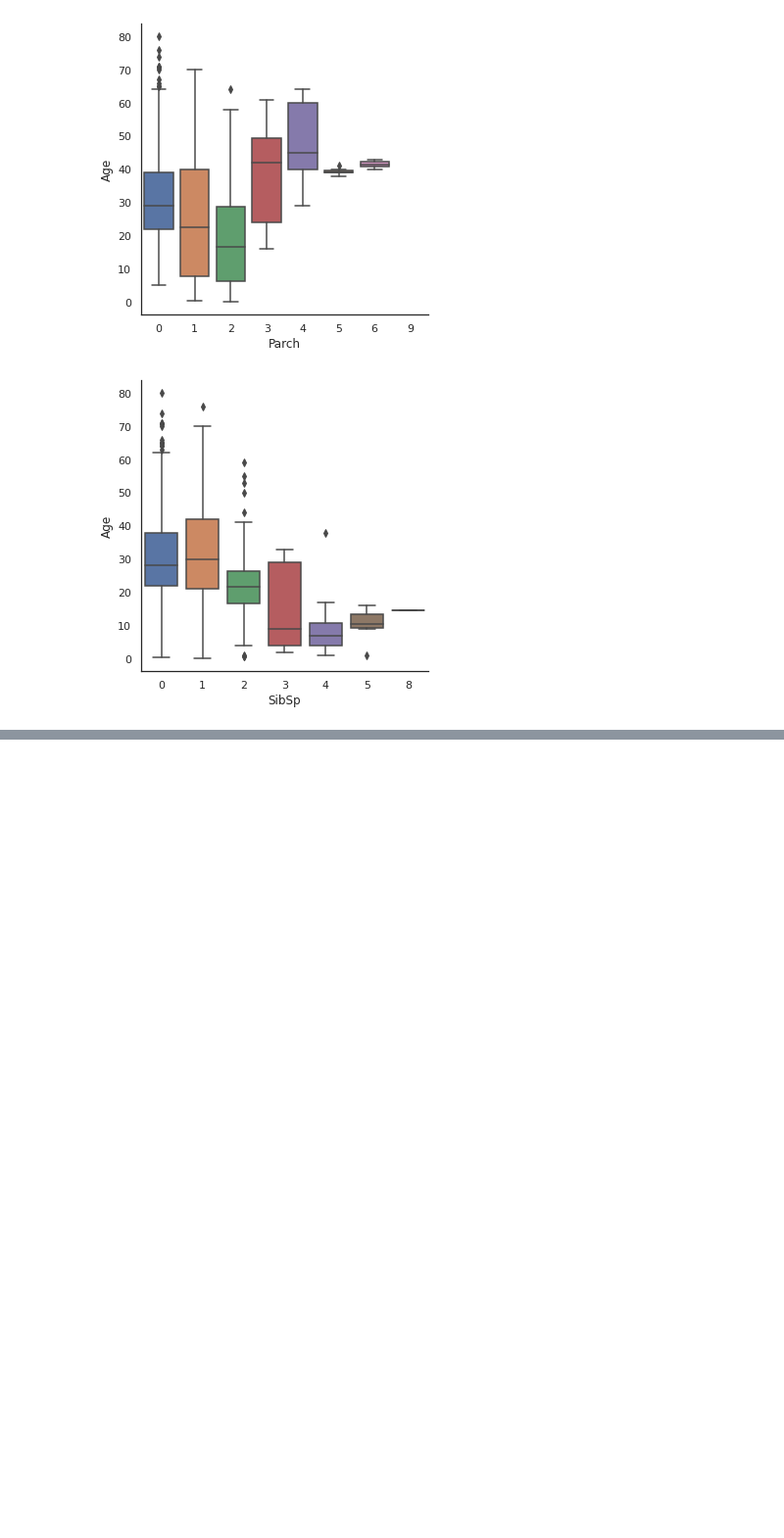
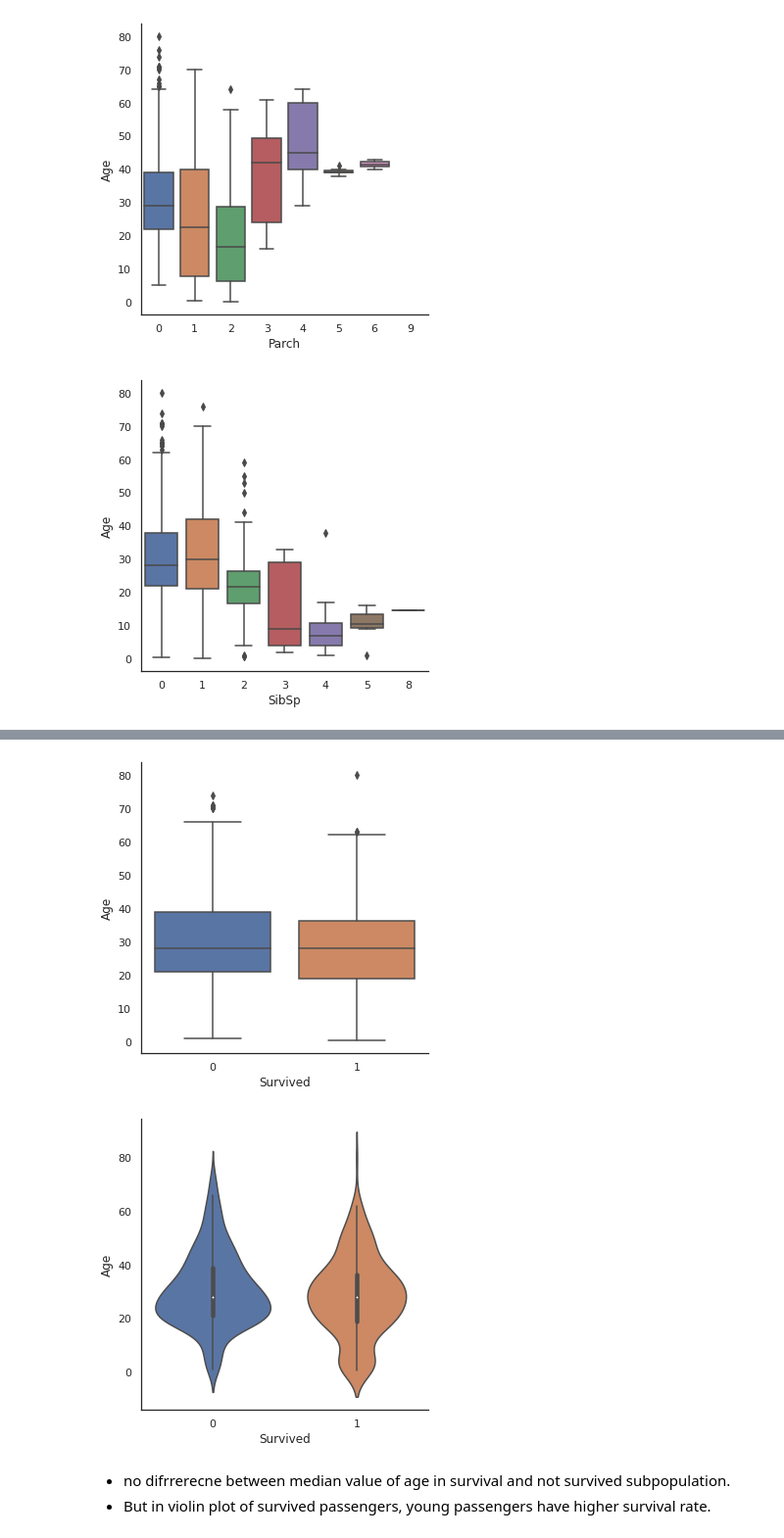
Before and after one commit to yunyunjin/Kaggle, a Jupyter notebook: titanic-top-4-with-ensemble-modeling.ipynb, the cells around one changed output, grey strips where cells are left out. Shown at 98% size. Cells and saved outputs as stored; diff of their text form; code cells hidden in the pictures; blank space fills up the shorter version.

```diff
--- a/titanic-top-4-with-ensemble-modeling.ipynb
+++ b/titanic-top-4-with-ensemble-modeling.ipynb
@@ -375,0 +425,9 @@ g = sns.factorplot(y="Age", x="SibSp", data=dataset, kind="box")
+# %%
+g = sns.factorplot(x="Survived", y = "Age", data = train, kind="box")
+g = sns.factorplot(x="Survived", y = "Age", data = train, kind="violin")
+# %% [output]
+[figure, added]
+[figure, added]
+# %% [markdown]
+* no difrrerecne between median value of age in survival and not survived subpopulation.
+* But in violin plot of survived passengers, young passengers have higher survival rate.
```
Also changed, not shown: parts of 37 cells of this notebook.
